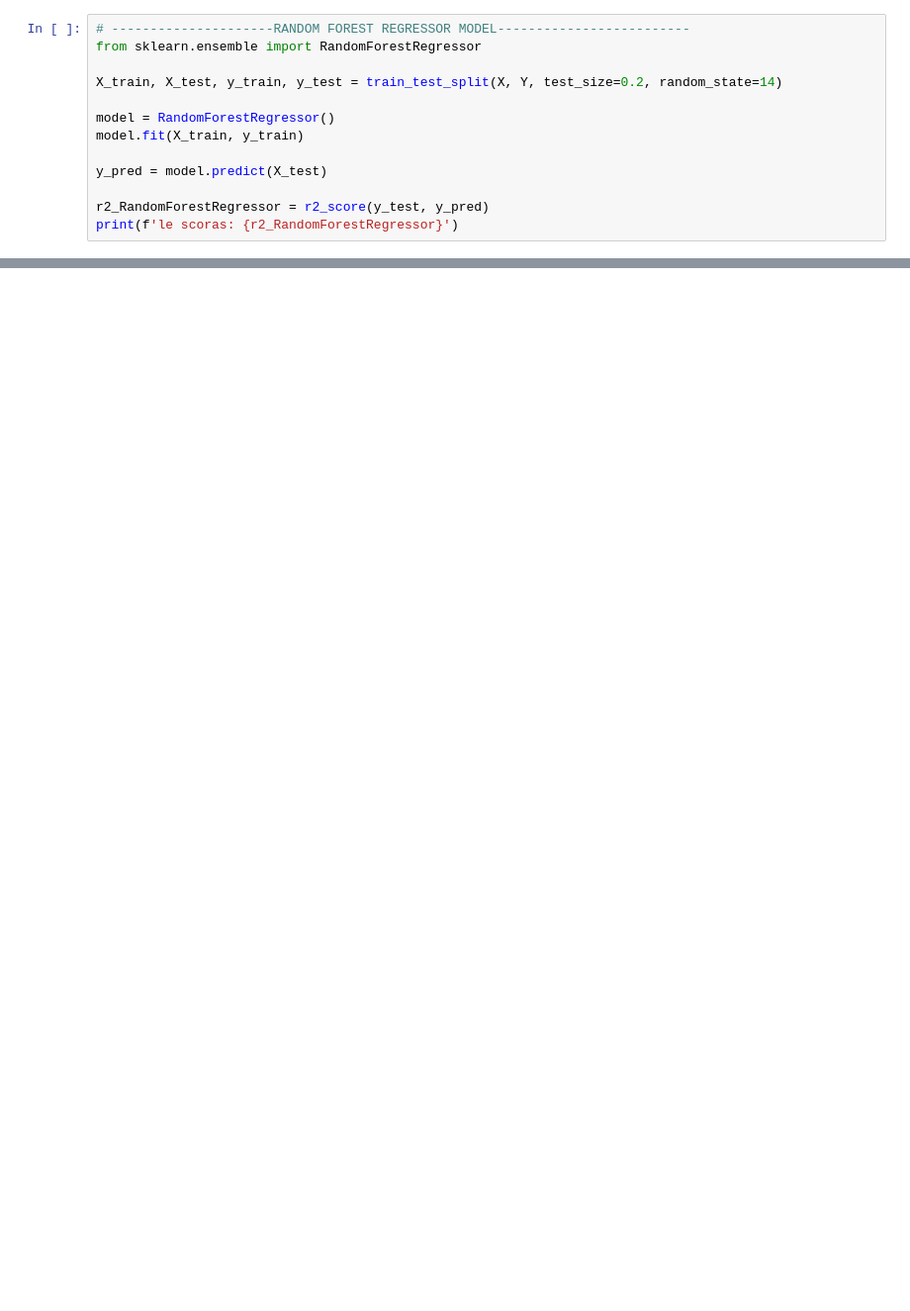
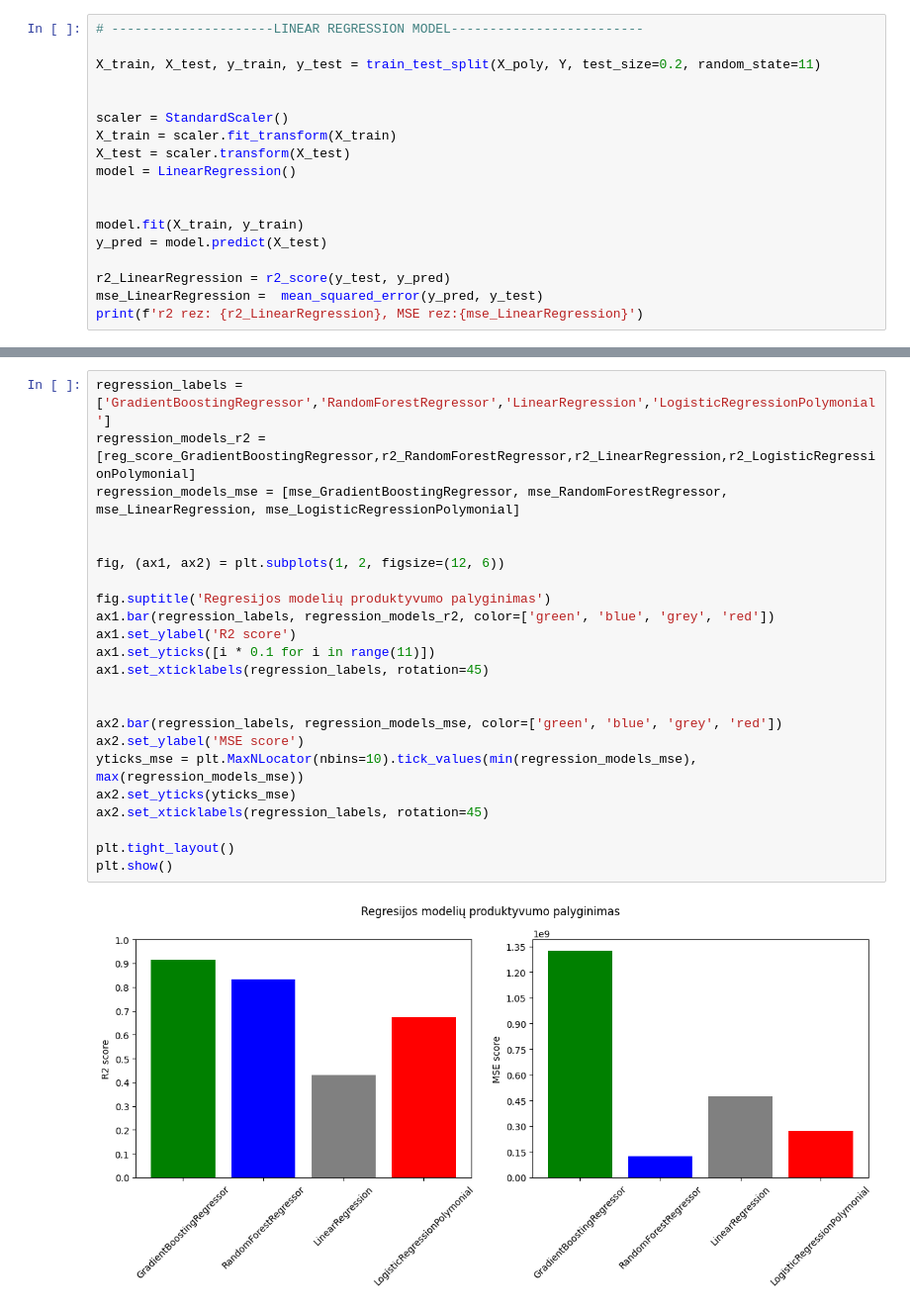
Before and after one commit to Sarunaskaz/Testinei, a Jupyter notebook: baigemasis/model_train.ipynb, the cells around one changed output, grey strips where cells are left out. Shown: that part at 99% size. Saved outputs shown, nothing was run; the diff lists cells and outputs as text; blank space fills up the shorter version.

```diff
--- a/baigemasis/model_train.ipynb
+++ b/baigemasis/model_train.ipynb
@@ -107,14 +151,19 @@ print(accuracy)
 # %%
-# ---------------------RANDOM FOREST REGRESSOR MODEL-------------------------
-from sklearn.ensemble import RandomForestRegressor
+# ---------------------LINEAR REGRESSION MODEL-------------------------
 
-X_train, X_test, y_train, y_test = train_test_split(X, Y, test_size=0.2, random_state=14)
+X_train, X_test, y_train, y_test = train_test_split(X_poly, Y, test_size=0.2, random_state=11)
 
-model = RandomForestRegressor()
+
+scaler = StandardScaler()
+X_train = scaler.fit_transform(X_train)
+X_test = scaler.transform(X_test)
+model = LinearRegression()
+
+
 model.fit(X_train, y_train)
-
 y_pred = model.predict(X_test)
 
-r2_RandomForestRegressor = r2_score(y_test, y_pred)
-print(f'le scoras: {r2_RandomForestRegressor}')
+r2_LinearRegression = r2_score(y_test, y_pred)
+mse_LinearRegression =  mean_squared_error(y_pred, y_test)
+print(f'r2 rez: {r2_LinearRegression}, MSE rez:{mse_LinearRegression}')
 # %% [output]
@@ -258,0 +249,25 @@ plt.show()
+# %%
+regression_labels = ['GradientBoostingRegressor','RandomForestRegressor','LinearRegression','LogisticRegressionPolymonial']
+regression_models_r2 = [reg_score_GradientBoostingRegressor,r2_RandomForestRegressor,r2_LinearRegression,r2_LogisticRegressionPolymonial]
+regression_models_mse = [mse_GradientBoostingRegressor, mse_RandomForestRegressor, mse_LinearRegression, mse_LogisticRegressionPolymonial]
+
+
+fig, (ax1, ax2) = plt.subplots(1, 2, figsize=(12, 6))
+
+fig.suptitle('Regresijos modelių produktyvumo palyginimas')
+ax1.bar(regression_labels, regression_models_r2, color=['green', 'blue', 'grey', 'red'])
+ax1.set_ylabel('R2 score')
+ax1.set_yticks([i * 0.1 for i in range(11)])
+ax1.set_xticklabels(regression_labels, rotation=45)
+
+
+ax2.bar(regression_labels, regression_models_mse, color=['green', 'blue', 'grey', 'red'])
+ax2.set_ylabel('MSE score')
+yticks_mse = plt.MaxNLocator(nbins=10).tick_values(min(regression_models_mse), max(regression_models_mse))
+ax2.set_yticks(yticks_mse)
+ax2.set_xticklabels(regression_labels, rotation=45)
+
+plt.tight_layout()
+plt.show()
+# %% [output]
+[figure, added]
```
Also changed, not shown: parts of 17 cells of this notebook, 7 other files.
